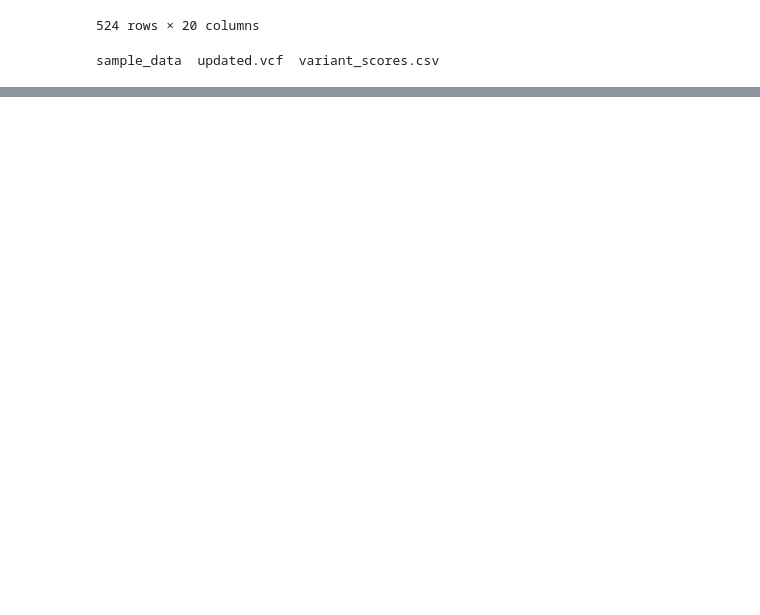
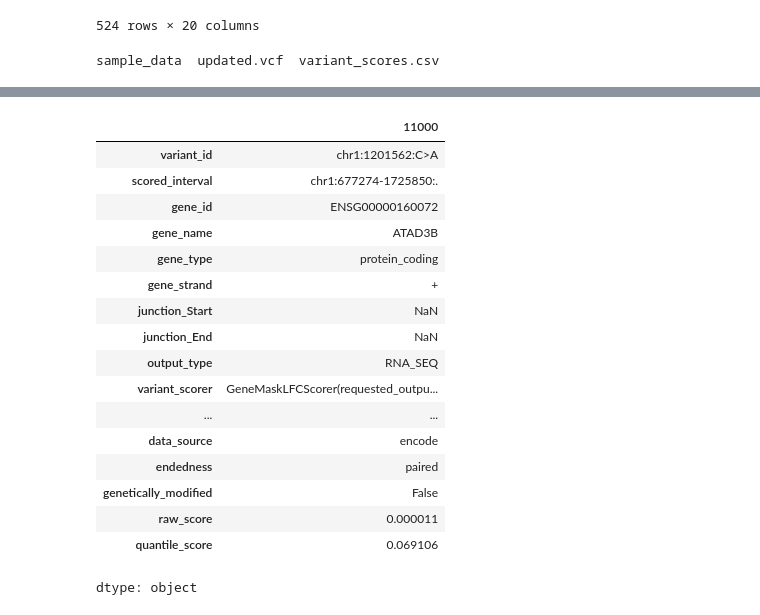
Before and after one commit to AnaghaMKrishna/AlphaGenome, a Jupyter notebook: colabs/vcf_to_rna_exp.ipynb, the cells around one changed output, grey strips where cells are left out. Cells and saved outputs as stored; diff of their text form; code cells hidden in the pictures; blank space fills up the shorter version.

```diff
--- a/colabs/vcf_to_rna_exp.ipynb
+++ b/colabs/vcf_to_rna_exp.ipynb
@@ -334,0 +366,22 @@ chr1:1201562:C>A,chr1:677274-1725850:.,ENSG00000187583,PLEKHN1,protein_coding,+,
+# %%
+#inspect one row
+variant_df.iloc[11000]
+# %% [output]
+|  | 11000 |
+| variant_id | chr1:1201562:C>A |
+| scored_interval | chr1:677274-1725850:. |
+| gene_id | ENSG00000160072 |
+| gene_name | ATAD3B |
+| gene_type | protein_coding |
+| gene_strand | + |
+| junction_Start | NaN |
+| junction_End | NaN |
+| output_type | RNA_SEQ |
+| variant_scorer | GeneMaskLFCScorer(requested_outpu... |
+| ... | ... |
+| data_source | encode |
+| endedness | paired |
+| genetically_modified | False |
+| raw_score | 0.000011 |
+| quantile_score | 0.069106 |
+dtype: object
```
Also changed, not shown: parts of 5 cells of this notebook.
